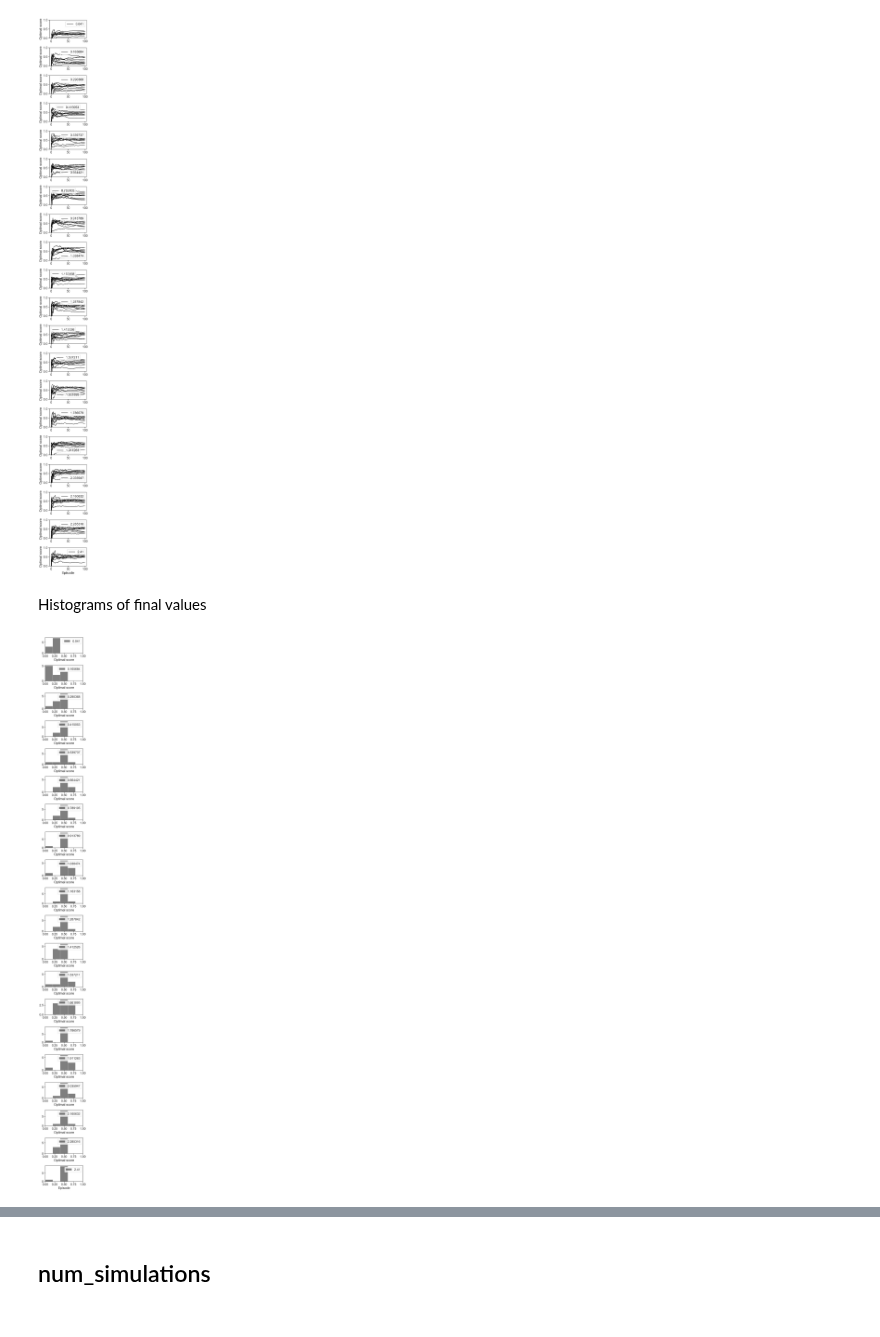
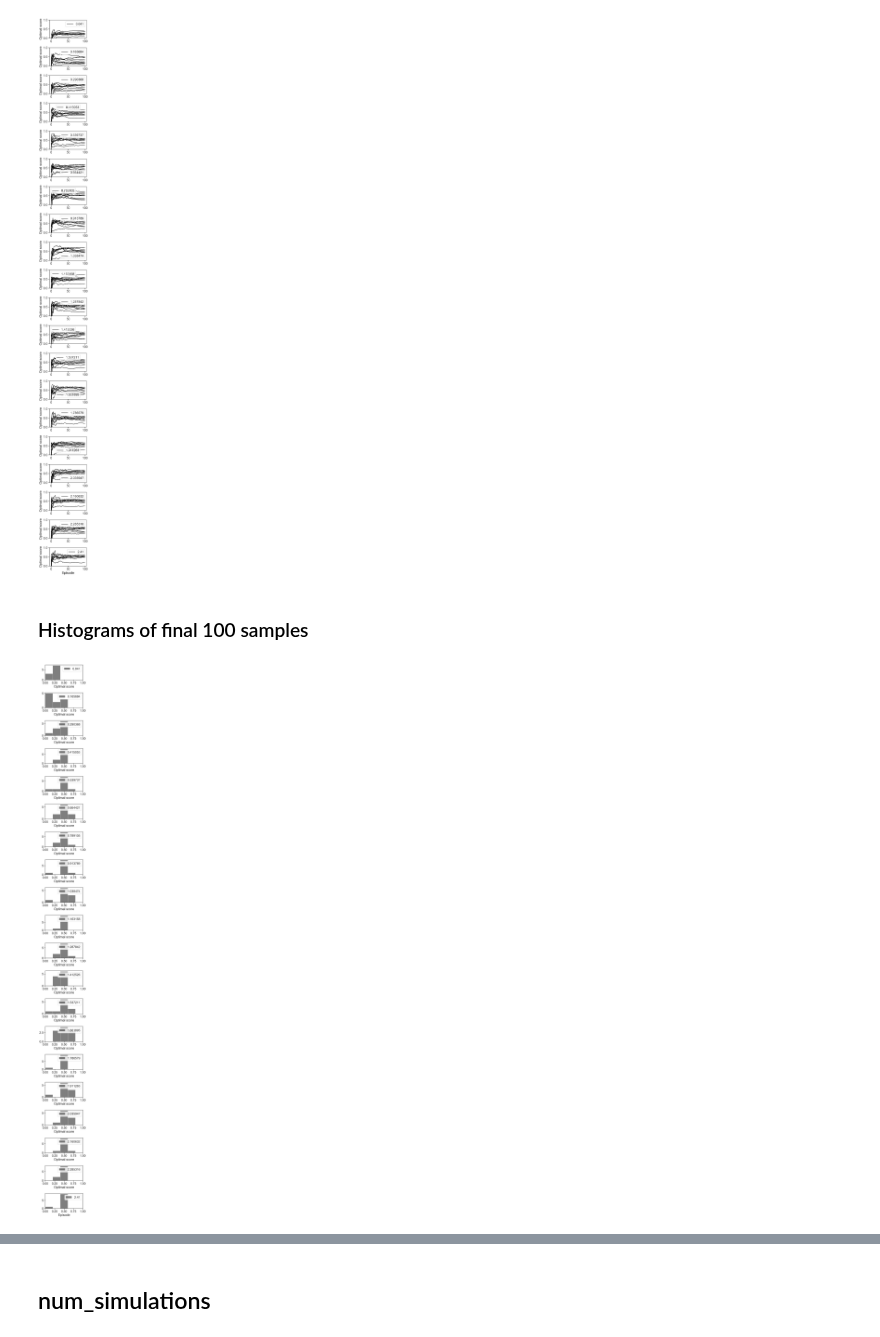
Before and after one commit to CoAxLab/azad, a Jupyter notebook: notebooks/wythoff_exp42.ipynb, the cells around one changed output, grey strips where cells are left out. Cells and saved outputs as stored; diff of their text form; code cells hidden in the pictures.

```diff
--- a/notebooks/wythoff_exp42.ipynb
+++ b/notebooks/wythoff_exp42.ipynb
@@ -107,28 +107,28 @@ for n, c in enumerate(cs):
 _ = plt.xlabel("Episode")
 # %% [output]
 [figure]
-# %% [markdown]
-Histograms of final values
+# %% [markdown]
+### Histograms of final 100 samples
 # %%
 plt.figure(figsize=(4, 42.5))
 
 sims = sorted(set(grid_42['c']))
 for n, sim in enumerate(sims):
     plt.subplot(len(sims), 1, n+1)
     index = sim == np.asarray(grid_42['c'])
     index = np.arange(0,len(index))[index]
     first = True
     data = []
     for r, mon in enumerate(exp_42):
         if r in index:
             if mon is not None:
-                data.append(np.mean(mon['score']))
-    _ = plt.hist(data, label=sim, alpha=0.5, color="black", bins=5, range=(0,1))
+                data.append(np.mean(mon['score'][-100:-1]))
+    _ = plt.hist(data, label=str(sim), alpha=0.5, color="black", bins=5, range=(0,1))
     _ = plt.xlabel("Optimal score")
     _ = plt.xlim(0,1)
     _ = plt.tight_layout()
     plt.legend()
 
 _ = plt.xlabel("Episode")
 # %% [output]
-[figure, old version]
+[figure, new version]
```
Also changed, not shown: parts of 1 cell of this notebook, 6 other files.
